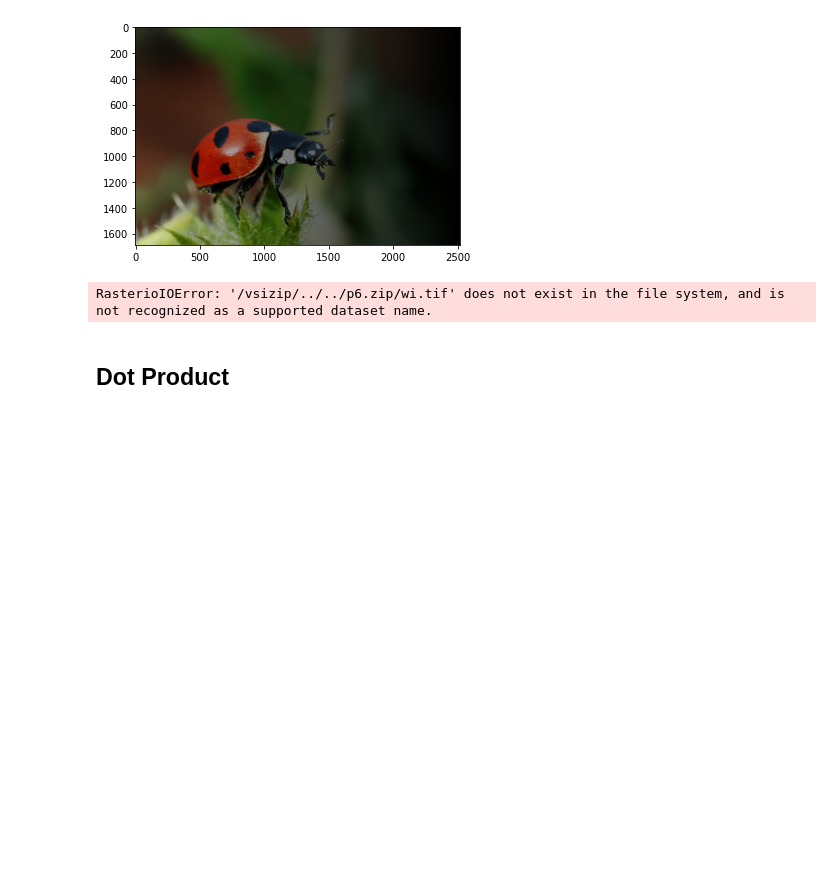
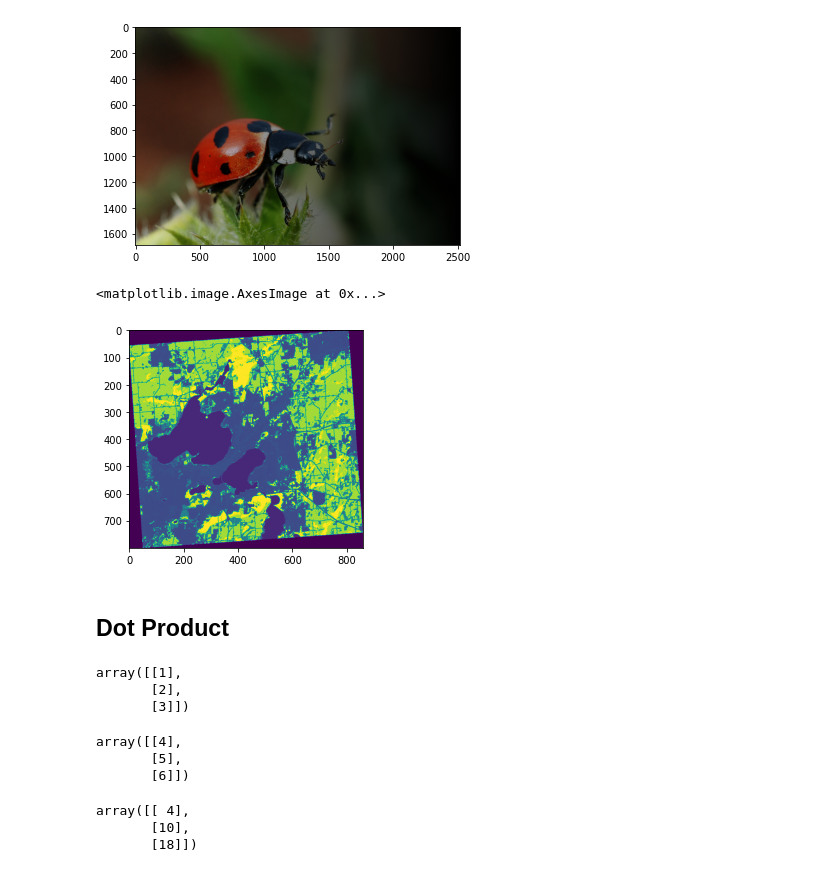
Before and after one commit to cs320-wisc/s22, a Jupyter notebook: lec/31 Linear Algebra 1/lec1.ipynb, the cells around one changed output. Drawn from its saved outputs; the diff is of its cells as text; code cells hidden in the pictures; blank space fills up the shorter version.

```diff
--- a/lec/31 Linear Algebra 1/lec1.ipynb
+++ b/lec/31 Linear Algebra 1/lec1.ipynb
@@ -431,9 +431,17 @@ plt.imshow(a * fade.reshape(2521, 1) / 255)
 import rasterio
 from rasterio import mask
 # %%
-land = rasterio.open("zip://../../p6.zip!wi.tif")
-land
+import rasterio
+from rasterio.mask import mask
+from shapely.geometry import box
+import geopandas as gpd
+
+land = rasterio.open("zip://../..//p6/land.zip!wi.tif")
+# a = land.read()
+window = gpd.GeoSeries([box(-89.5, 43, -89.2, 43.2)]).set_crs("epsg:4326").to_crs(land.crs)
+plt.imshow(mask(land, window, crop=True)[0][0])
 # %% [output]
-RasterioIOError: '/vsizip/../../p6.zip/wi.tif' does not exist in the file system, and is not recognized as a supported dataset name.
+<matplotlib.image.AxesImage at 0x...>
+[figure, added]
 # %% [markdown]
 ## Dot Product
@@ -439,0 +451,19 @@ RasterioIOError: '/vsizip/../../p6.zip/wi.tif' does not exist in the file system
+# %%
+v1
+# %% [output]
+array([[1],
+       [2],
+       [3]])
+# %%
+v2
+# %% [output]
+array([[4],
+       [5],
+       [6]])
+# %%
+# elementwise
+v1 * v2     # 1*4, 2*5, 3*6
+# %% [output]
+array([[ 4],
+       [10],
+       [18]])
```
Also changed, not shown: parts of 3 cells of this notebook, 3 other files.
